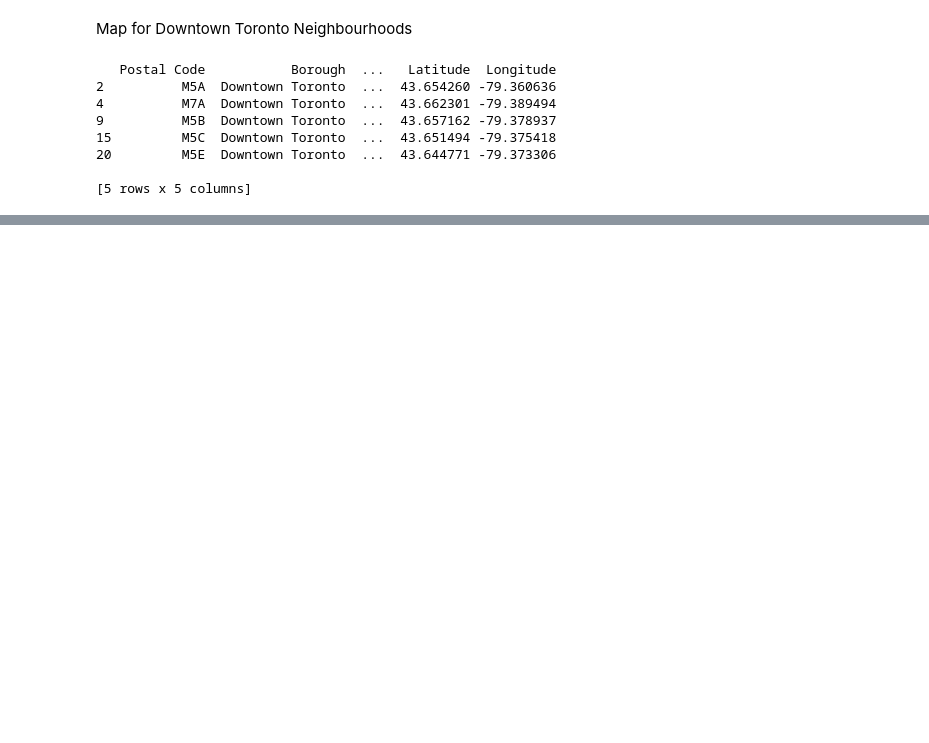
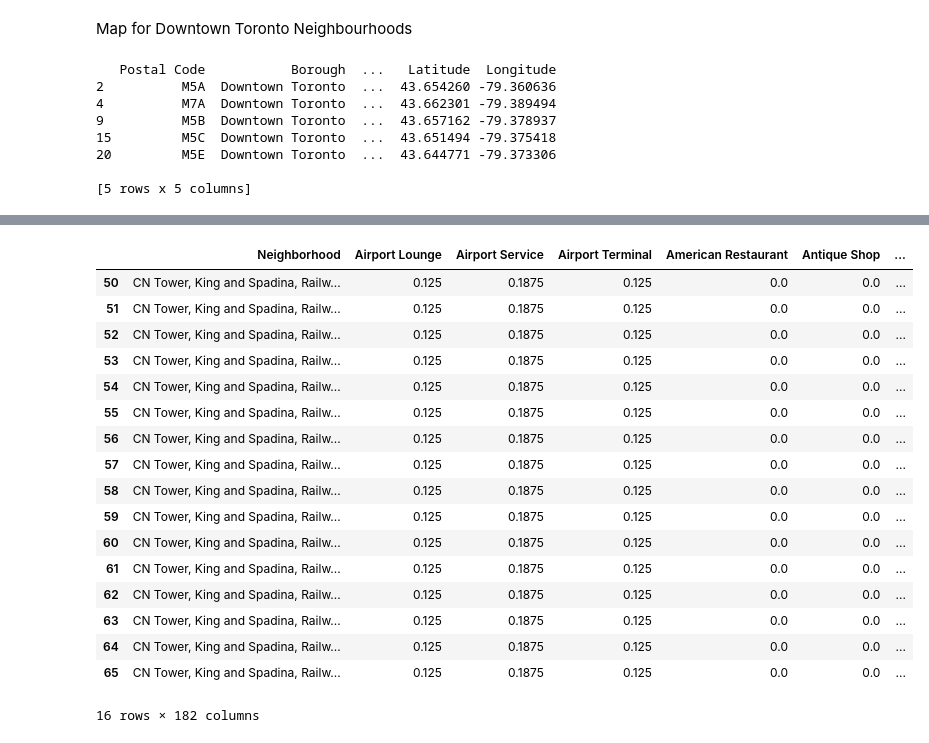
Before and after one commit to dtm5683/Coursera_Capstone, a Jupyter notebook: Queston-6.ipynb, the cells around one changed output, grey strips where cells are left out. Cells and saved outputs as stored; diff of their text form; code cells hidden in the pictures; blank space fills up the shorter version.

```diff
--- a/Queston-6.ipynb
+++ b/Queston-6.ipynb
@@ -183,0 +457,21 @@ map_dt_toronto
+# %%
+toronto_grouped_merged.loc[toronto_grouped_merged['Cluster Labels'] == 3, toronto_grouped_merged.columns[[1] + list(range(5, toronto_grouped_merged.shape[1]))]]
+# %% [output]
+|  | Neighborhood | Airport Lounge | Airport Service | Airport Terminal | American Restaurant | Antique Shop | ... |
+| 50 | CN Tower, King and Spadina, Railw... | 0.125 | 0.1875 | 0.125 | 0.0 | 0.0 | ... |
+| 51 | CN Tower, King and Spadina, Railw... | 0.125 | 0.1875 | 0.125 | 0.0 | 0.0 | ... |
+| 52 | CN Tower, King and Spadina, Railw... | 0.125 | 0.1875 | 0.125 | 0.0 | 0.0 | ... |
+| 53 | CN Tower, King and Spadina, Railw... | 0.125 | 0.1875 | 0.125 | 0.0 | 0.0 | ... |
+| 54 | CN Tower, King and Spadina, Railw... | 0.125 | 0.1875 | 0.125 | 0.0 | 0.0 | ... |
+| 55 | CN Tower, King and Spadina, Railw... | 0.125 | 0.1875 | 0.125 | 0.0 | 0.0 | ... |
+| 56 | CN Tower, King and Spadina, Railw... | 0.125 | 0.1875 | 0.125 | 0.0 | 0.0 | ... |
+| 57 | CN Tower, King and Spadina, Railw... | 0.125 | 0.1875 | 0.125 | 0.0 | 0.0 | ... |
+| 58 | CN Tower, King and Spadina, Railw... | 0.125 | 0.1875 | 0.125 | 0.0 | 0.0 | ... |
+| 59 | CN Tower, King and Spadina, Railw... | 0.125 | 0.1875 | 0.125 | 0.0 | 0.0 | ... |
+| 60 | CN Tower, King and Spadina, Railw... | 0.125 | 0.1875 | 0.125 | 0.0 | 0.0 | ... |
+| 61 | CN Tower, King and Spadina, Railw... | 0.125 | 0.1875 | 0.125 | 0.0 | 0.0 | ... |
+| 62 | CN Tower, King and Spadina, Railw... | 0.125 | 0.1875 | 0.125 | 0.0 | 0.0 | ... |
+| 63 | CN Tower, King and Spadina, Railw... | 0.125 | 0.1875 | 0.125 | 0.0 | 0.0 | ... |
+| 64 | CN Tower, King and Spadina, Railw... | 0.125 | 0.1875 | 0.125 | 0.0 | 0.0 | ... |
+| 65 | CN Tower, King and Spadina, Railw... | 0.125 | 0.1875 | 0.125 | 0.0 | 0.0 | ... |
+16 rows × 182 columns
```
Also changed, not shown: parts of 19 cells of this notebook.
